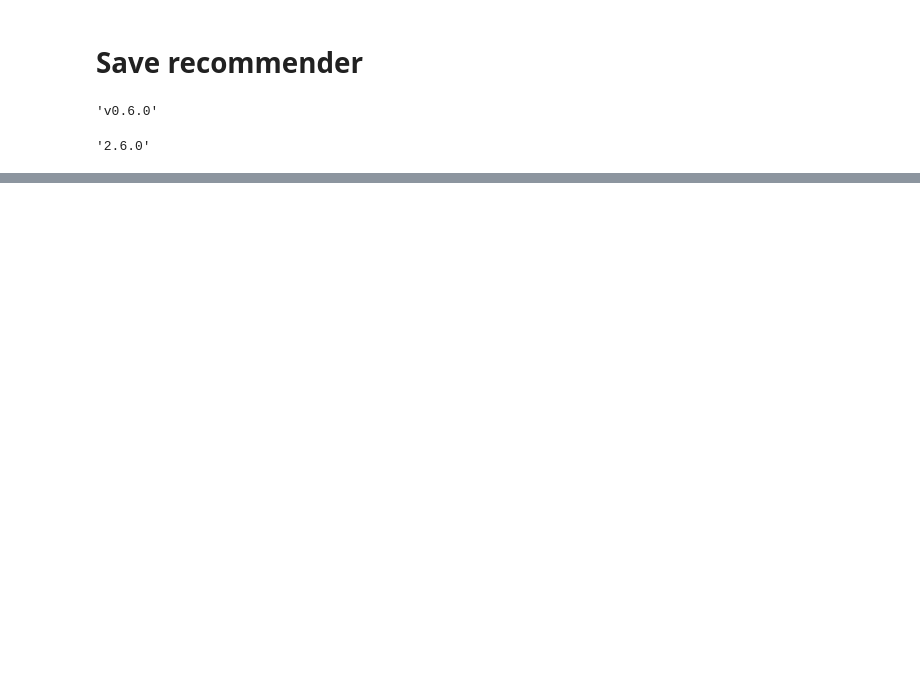
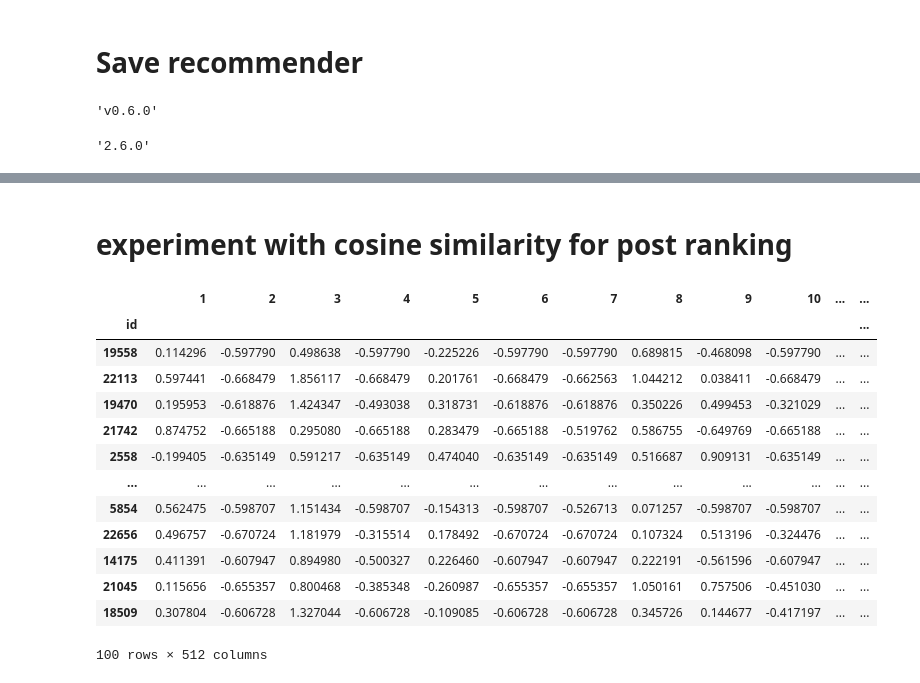
Before and after one commit to eth-library-lab/open-image-search, a Jupyter notebook: search-model/notebooks/create_recommende_debugging.ipynb, the cells around one changed output, grey strips where cells are left out. Drawn from its saved outputs; the diff is of its cells as text; code cells hidden in the pictures; blank space fills up the shorter version.

```diff
--- a/search-model/notebooks/create_recommende_debugging.ipynb
+++ b/search-model/notebooks/create_recommende_debugging.ipynb
@@ -414,0 +255,5 @@ ValueError: Could not find matching function to call loaded from the SavedModel.
+# %%
+fpath_feat = "../data/processed/ethz/features/features_meta.csv"
+df_feat = pd.read_csv(fpath_feat, header=0, index_col=0)
+if 'index' in df_feat.columns:
+    df_feat = df_feat.drop(columns='index')
@@ -414,0 +267,12 @@ ValueError: Could not find matching function to call loaded from the SavedModel.
+# %%
+identifiers = df_feat_meta.index.tolist()
+identifiers = tf.constant(identifiers, dtype=tf.int32)
+
+candidates_meta = tf.constant(df_feat_meta.values, dtype=tf.float32)
+candidates_embed = tf.constant(df_feat_embed.values, dtype=tf.float32)
+k=100
+k = tf.constant(k, dtype=tf.int32)
+index = EmbeddingMeta(identifiers=identifiers,
+                      candidates_embed=candidates_embed,
+                      candidates_meta=candidates_meta,
+                      k=k)
@@ -414,0 +300,26 @@ ValueError: Could not find matching function to call loaded from the SavedModel.
+# %%
+i = 3
+# get image embeddings
+qry_series_embed = df_feat_embed.iloc[i,:].copy()
+qry_series_meta = df_feat_meta.iloc[i,:].copy()
+# %%
+# add text based filters
+qry_classification = ["Druckgraphik",]
+qry_mat_tec = ["dubliert",]
+
+qry_meta_vec = str_qry_to_vec(filter_dict,
+               class_qry=qry_classification,
+               mat_tec_qry=qry_mat_tec,
+               rel_qry=[],
+               inst_qry=[])
+
+
+qry_embed = tf.constant(qry_series_embed.values, dtype=tf.float32)
+qry_meta = tf.constant(qry_meta_vec, dtype=tf.float32)
+
+# reshape query as a batch
+qry_inputs = (qry_embed, qry_meta)
+qry_inputs = [tf.expand_dims(x,0) for x in qry_inputs]
+
+scores,indices = index.call(qry_inputs)
+scores,indices
@@ -414,0 +420,19 @@ ValueError: Could not find matching function to call loaded from the SavedModel.
+# %% [markdown]
+# experiment with cosine similarity for post ranking
+# %%
+df_feat.iloc[:,126:].loc[indices.numpy()[0]]
+# %% [output]
+|  | 1 | 2 | 3 | 4 | 5 | 6 | 7 | 8 | 9 | 10 | ... | ... |
+| id |  |  |  |  |  |  |  |  |  |  |  | ... |
+| 19558 | 0.114296 | -0.597790 | 0.498638 | -0.597790 | -0.225226 | -0.597790 | -0.597790 | 0.689815 | -0.468098 | -0.597790 | ... | ... |
+| 22113 | 0.597441 | -0.668479 | 1.856117 | -0.668479 | 0.201761 | -0.668479 | -0.662563 | 1.044212 | 0.038411 | -0.668479 | ... | ... |
+| 19470 | 0.195953 | -0.618876 | 1.424347 | -0.493038 | 0.318731 | -0.618876 | -0.618876 | 0.350226 | 0.499453 | -0.321029 | ... | ... |
+| 21742 | 0.874752 | -0.665188 | 0.295080 | -0.665188 | 0.283479 | -0.665188 | -0.519762 | 0.586755 | -0.649769 | -0.665188 | ... | ... |
+| 2558 | -0.199405 | -0.635149 | 0.591217 | -0.635149 | 0.474040 | -0.635149 | -0.635149 | 0.516687 | 0.909131 | -0.635149 | ... | ... |
+| ... | ... | ... | ... | ... | ... | ... | ... | ... | ... | ... | ... | ... |
+| 5854 | 0.562475 | -0.598707 | 1.151434 | -0.598707 | -0.154313 | -0.598707 | -0.526713 | 0.071257 | -0.598707 | -0.598707 | ... | ... |
+| 22656 | 0.496757 | -0.670724 | 1.181979 | -0.315514 | 0.178492 | -0.670724 | -0.670724 | 0.107324 | 0.513196 | -0.324476 | ... | ... |
+| 14175 | 0.411391 | -0.607947 | 0.894980 | -0.500327 | 0.226460 | -0.607947 | -0.607947 | 0.222191 | -0.561596 | -0.607947 | ... | ... |
+| 21045 | 0.115656 | -0.655357 | 0.800468 | -0.385348 | -0.260987 | -0.655357 | -0.655357 | 1.050161 | 0.757506 | -0.451030 | ... | ... |
+| 18509 | 0.307804 | -0.606728 | 1.327044 | -0.606728 | -0.109085 | -0.606728 | -0.606728 | 0.345726 | 0.144677 | -0.417197 | ... | ... |
+100 rows × 512 columns
```
Also changed, not shown: parts of 66 cells of this notebook.
